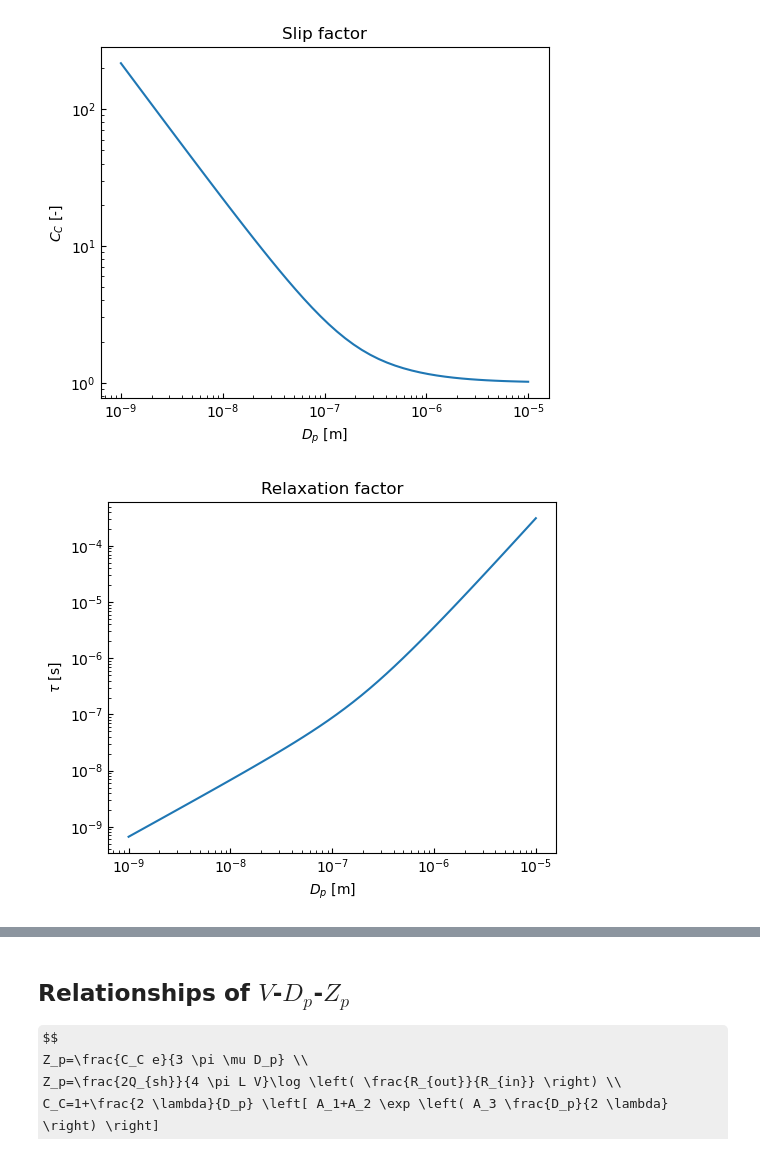
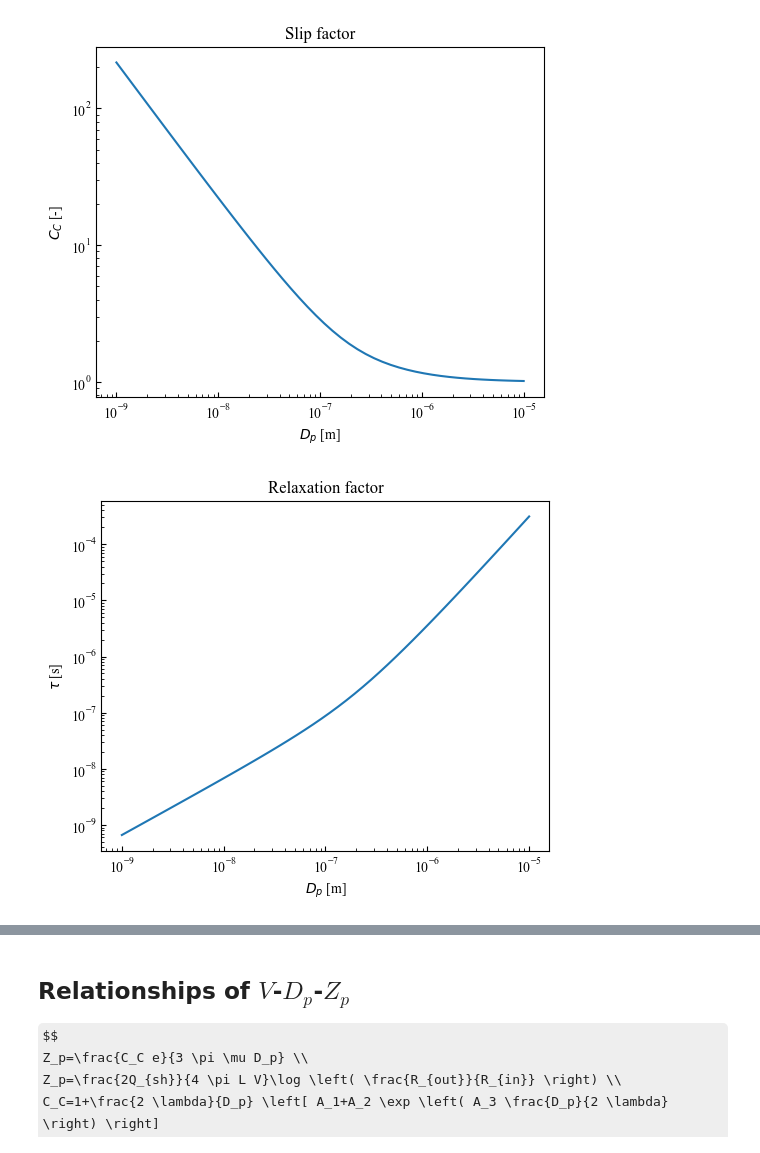
Before and after one commit to tamadate/AerosolCode, a Jupyter notebook: main.ipynb, the cells around one changed output, grey strips where cells are left out. Saved outputs shown, nothing was run; the diff lists cells and outputs as text; code cells hidden in the pictures; some formulas as TeX source.

```diff
--- a/main.ipynb
+++ b/main.ipynb
@@ -9,10 +9,13 @@ plt.rcParams['xtick.direction'] = 'in'
 plt.rcParams['figure.subplot.bottom'] = 0.15
 plt.rcParams['figure.subplot.left'] = 0.2
 plt.rcParams["font.size"]=10
+plt.rcParams['font.family'] = 'Times New Roman'
 # %%
 kb=1.38e-23
 NA=6.02e23
 e=1.6e-19
+g=9.8
+
 
 def calcProp(T,p):
     ret=pd.DataFrame([T],columns=["T"])
@@ -59,19 +62,28 @@ def CdStokes(dp,v,pp):
 # Drag force (Stokes)
 def FdStokes(dp,v,rhop,pp):
     return 0.5*v*v*rhop*Dp2A(dp,pp)*CdStokes(dp,v,pp)
+
+# Settling (Stokes)
+def vset(dp,rhop,pp):
+    return Dp2V(dp,pp)*rhop*g/Dp2Tau(dp,rhop,pp)
 # %%
 dp=np.logspace(-9,-5)
 rhop=1000
 
 plt.plot(dp,Dp2Cc(dp,pp))
 plt.xscale("log"), plt.yscale("log")
 plt.xlabel(r"$D_p$ [m]"), plt.ylabel(r"$C_C$ [-]"), plt.title("Slip factor")
 plt.show()
 
 plt.plot(dp,Dp2Tau(dp,rhop,pp))
 plt.xscale("log"), plt.yscale("log")
 plt.xlabel(r"$D_p$ [m]"), plt.ylabel(r"$\tau$ [s]"), plt.title("Relaxation factor")
 plt.show()
+
+plt.plot(dp,vset(dp,rhop,pp))
+plt.xscale("log"), plt.yscale("log")
+plt.xlabel(r"$D_p$ [m]"), plt.ylabel(r"$v_e$ [m/s]"), plt.title("Settling velocity")
+plt.show()
 # %% [output]
-[figure, old version]
+[figure, new version]
-[figure, old version]
+[figure, new version]
```
Also changed, not shown: parts of 2 cells of this notebook.
